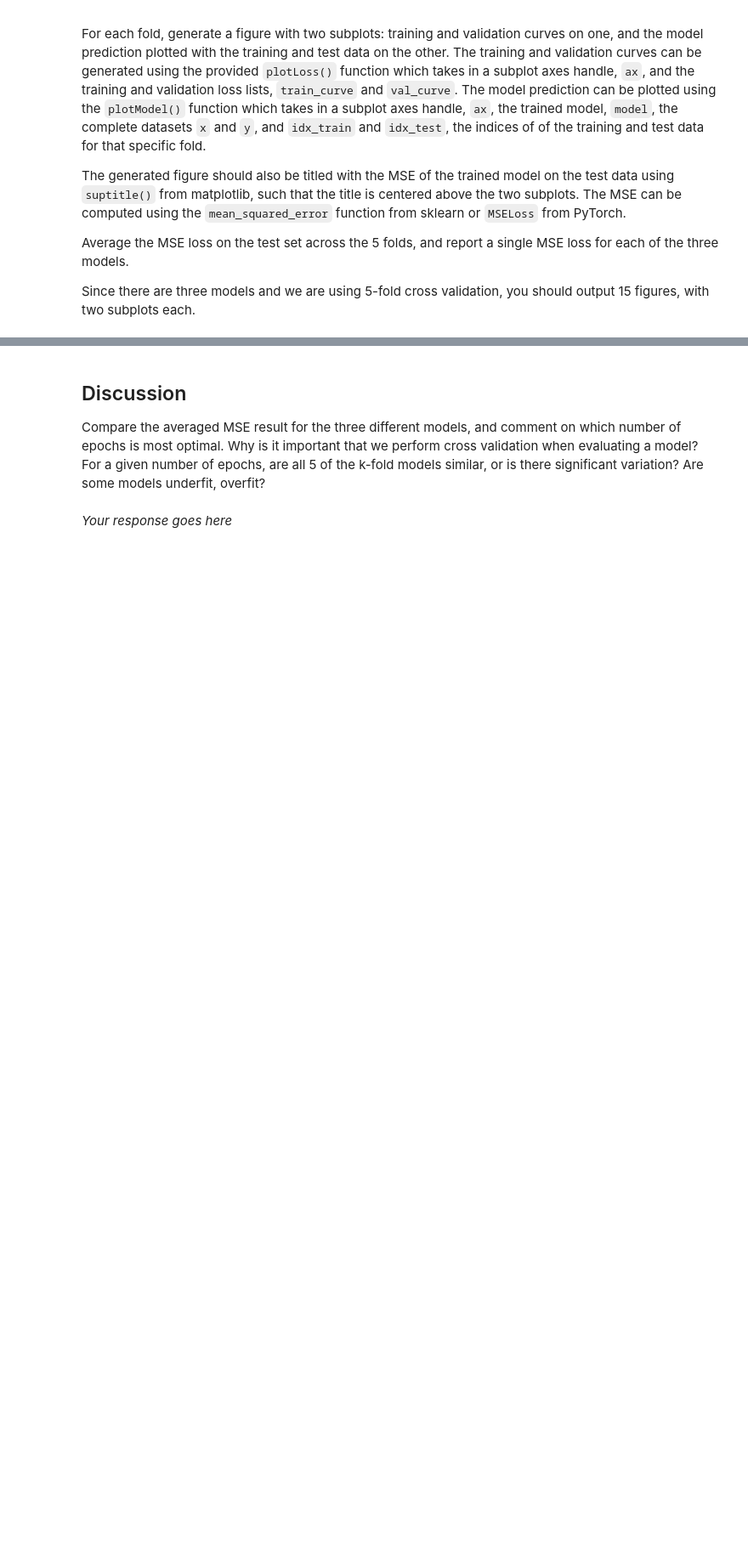
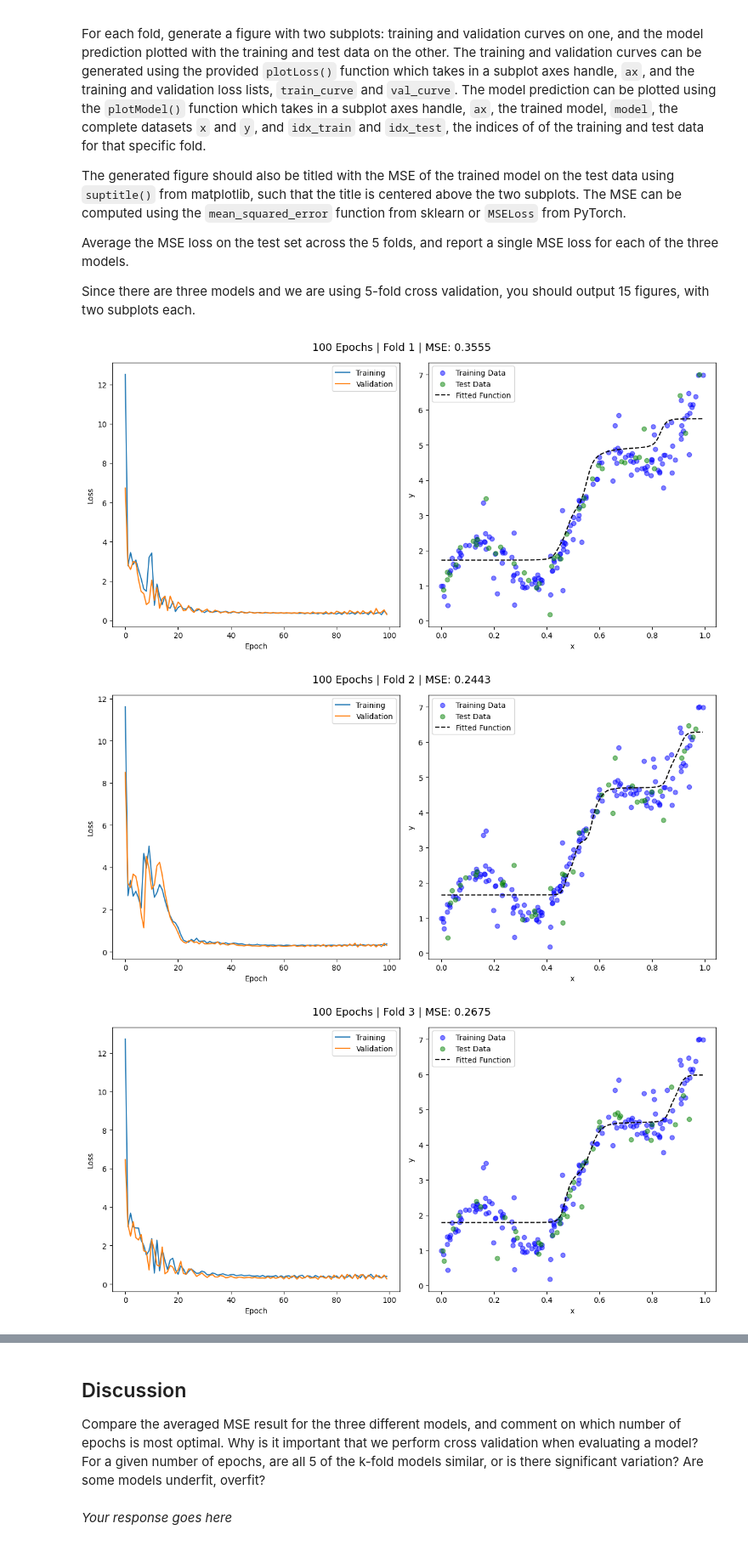
Before and after one commit to zsqu4re/ML-for-engineers, a Jupyter notebook: hw10/M10-HW1.ipynb, the cells around one changed output, grey strips where cells are left out. Shown at 85% size. Saved outputs shown, nothing was run; the diff lists cells and outputs as text; code cells hidden in the pictures; blank space fills up the shorter version.

```diff
--- a/hw10/M10-HW1.ipynb
+++ b/hw10/M10-HW1.ipynb
@@ -72,0 +142,40 @@ Since there are three models and we are using 5-fold cross validation, you shoul
+# %%
+## YOUR CODE GOES HERE
+
+folds = KFold(n_splits=5 ,random_state = 62,shuffle=True)
+epochs = [100,500,2000]
+mse_res = []
+for epoch in epochs:
+    mse_loss = []
+    for fold, (train_idx, test_idx) in enumerate(folds.split(x)):
+        x_train, x_test = x[train_idx], x[test_idx]
+        y_train, y_test = y[train_idx], y[test_idx]
+
+        # print(x_train.shape,y_train.shape)
+        model, train_curve, val_curve = train(x_train, y_train, n_epoch=epoch)
+
+        x_train_tensor = torch.tensor(x_train, dtype=torch.float32).unsqueeze(1)
+        y_train_tensor = torch.tensor(y_train, dtype=torch.float32).unsqueeze(1)
+        x_test_tensor = torch.tensor(x_test, dtype=torch.float32).unsqueeze(1)
+        y_test_tensor = torch.tensor(y_test, dtype=torch.float32).unsqueeze(1)
+
+        y_pred = model(x_test_tensor).detach().numpy()
+        mse = mean_squared_error(y_test, y_pred)
+        mse_loss.append(mse)
+
+        fig, ax = plt.subplots(1, 2, figsize=(12, 6))
+        plotLoss(ax[0],train_curve,val_curve)
+
+
+        plotModel(ax[1], model, x, y, train_idx, test_idx)
+
+        fig.suptitle(f"{epoch} Epochs | Fold {fold+1} | MSE: {mse:.4f}", fontsize=14)
+        plt.tight_layout()
+        plt.show()
+
+    avg_mse = np.mean(mse_loss)
+    mse_res.append(avg_mse)
+# %% [output]
+[figure, added]
+[figure, added]
+[figure, added]
```
Also changed, not shown: parts of 7 cells of this notebook, 3 other files.
